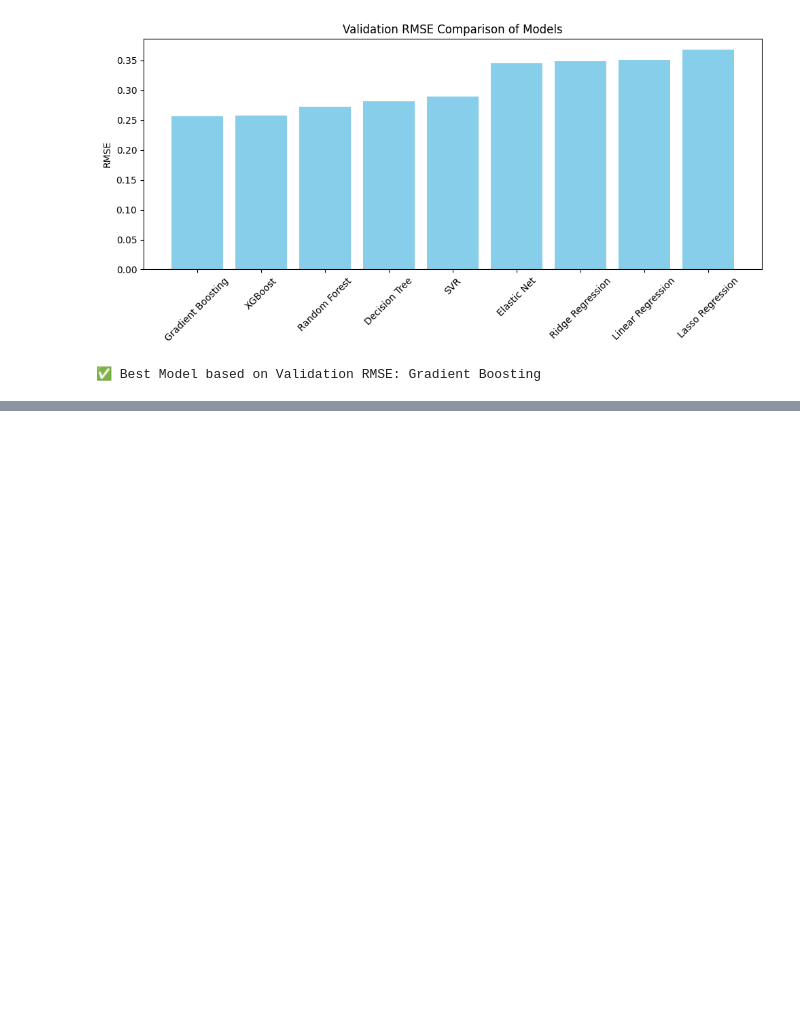
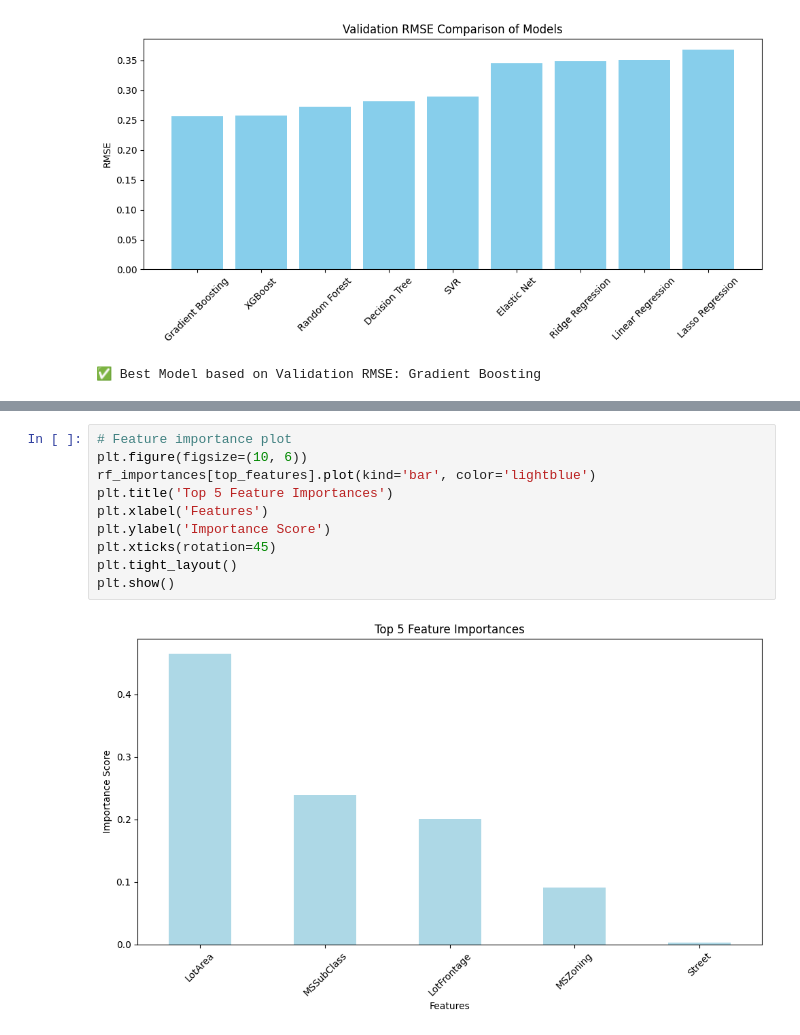
Before and after one commit to shujaullah/Housing-Price, a Jupyter notebook: model_prediction_2.ipynb, the cells around one changed output, grey strips where cells are left out. Saved outputs shown, nothing was run; the diff lists cells and outputs as text; blank space fills up the shorter version.

Commit message:
Added code with more graphs

```diff
--- a/model_prediction_2.ipynb
+++ b/model_prediction_2.ipynb
@@ -296,0 +289,12 @@ for name, model in trained_models.items():
+# %%
+# Feature importance plot
+plt.figure(figsize=(10, 6))
+rf_importances[top_features].plot(kind='bar', color='lightblue')
+plt.title('Top 5 Feature Importances')
+plt.xlabel('Features')
+plt.ylabel('Importance Score')
+plt.xticks(rotation=45)
+plt.tight_layout()
+plt.show()
+# %% [output]
+[figure, added]
```
Also changed, not shown: parts of 11 cells of this notebook, 1 other file.
